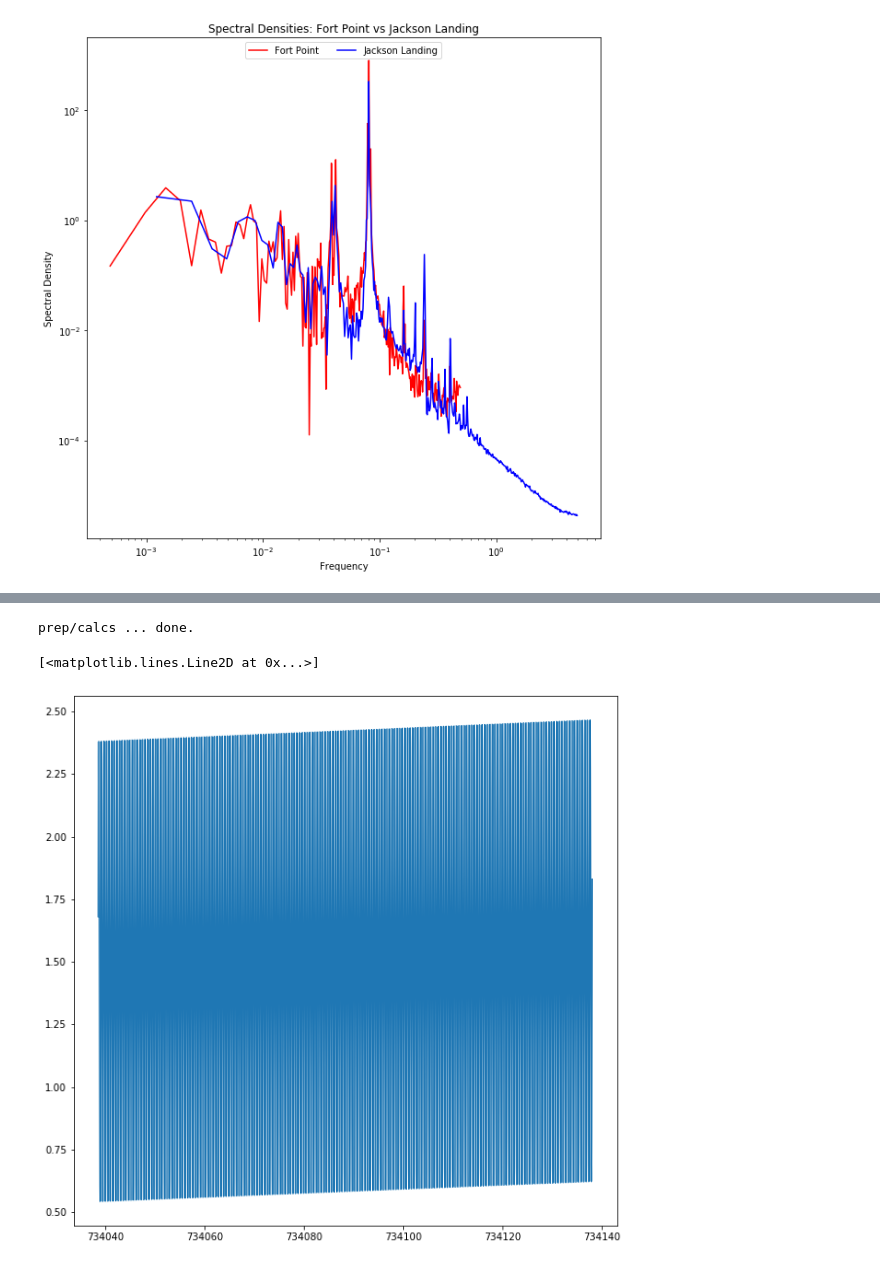
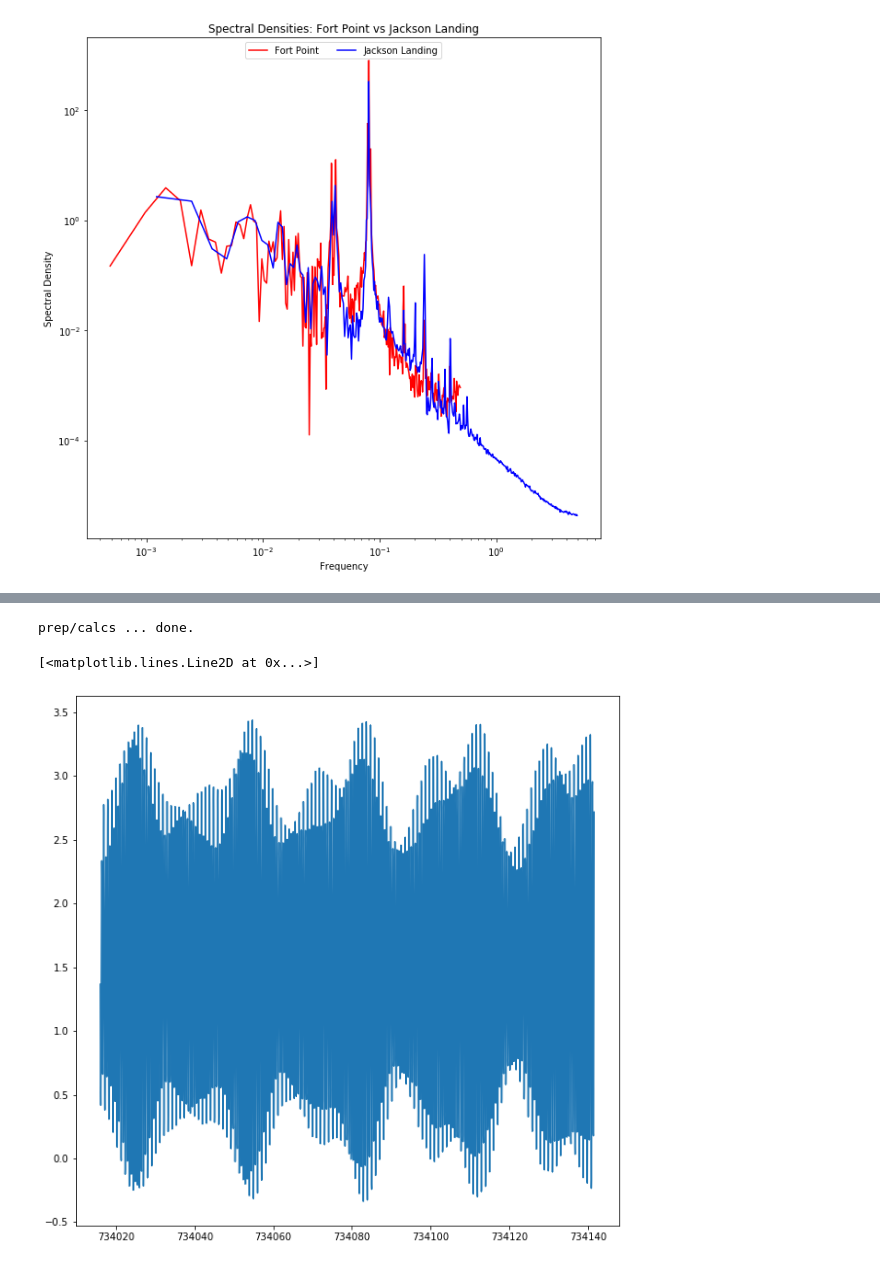
Before and after one commit to semmed/ESCI_OE_875_Public, a Jupyter notebook: Tidal_Analysis_using_UTide.ipynb, the cells around one changed output, grey strips where cells are left out. Cells and saved outputs as stored; diff of their text form; code cells hidden in the pictures.

```diff
--- a/Tidal Analysis Using T Tide.ipynb
+++ b/Tidal_Analysis_using_UTide.ipynb
@@ -850,16 +830,16 @@ plt.show()
 # %%
 # make prediction for 5 most significant constituents at Fort Point
 
 plt.figure(figsize=(10, 10))
-pred_O1_jl = utide.reconstruct(time_jl, c_jl,constit='M2')
+pred_O1_fp = utide.reconstruct(time_fp, c_fp,constit=c_fp.name[0:5])
 #(fpdn,nam(6,:),freq(6),fpcon(6,:),'latitude',43.07);
 # K1pred=utide.reconstruct(fpdn,nam(8,:),freq(8),fpcon(8,:),'latitude',43.07);
 # N2pred=utide.reconstruct(fpdn,nam(4,:),freq(14),fpcon(14,:),'latitude',43.07);
 # M2pred=utide.reconstruct(fpdn,nam(15,:),freq(15),fpcon(15,:),'latitude',43.07);
 # S2pred=utide.reconstruct(fpdn,nam(17,:),freq(17),fpcon(17,:),'latitude',43.07);
 
-plt.plot(time_jl,pred_O1_jl.h)
+plt.plot(time_fp,pred_O1_fp.h)
 # %% [output]
 prep/calcs ... done.
 [<matplotlib.lines.Line2D at 0x...>]
-[figure, old version]
+[figure, new version]
```
Also changed, not shown: parts of 48 cells of this notebook, 1 other file.
